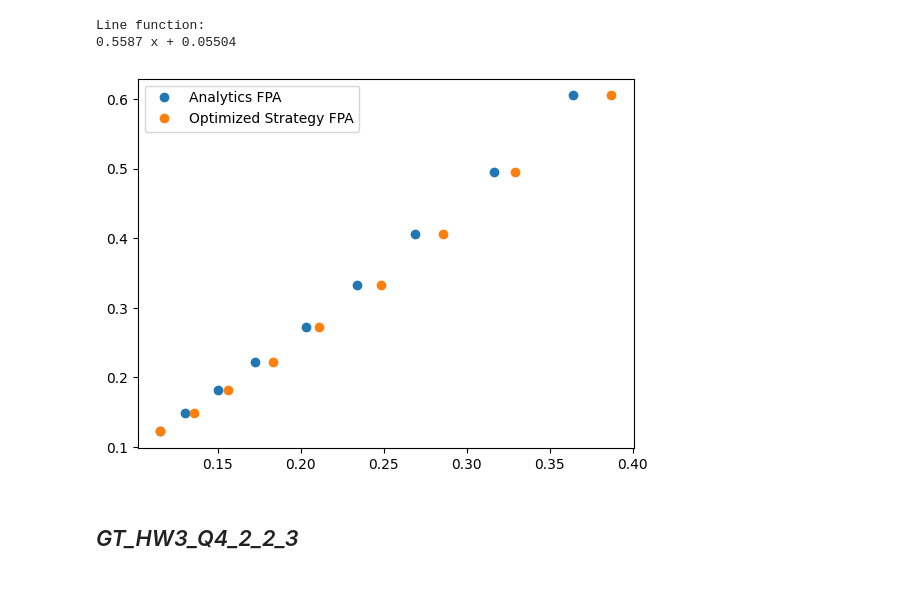
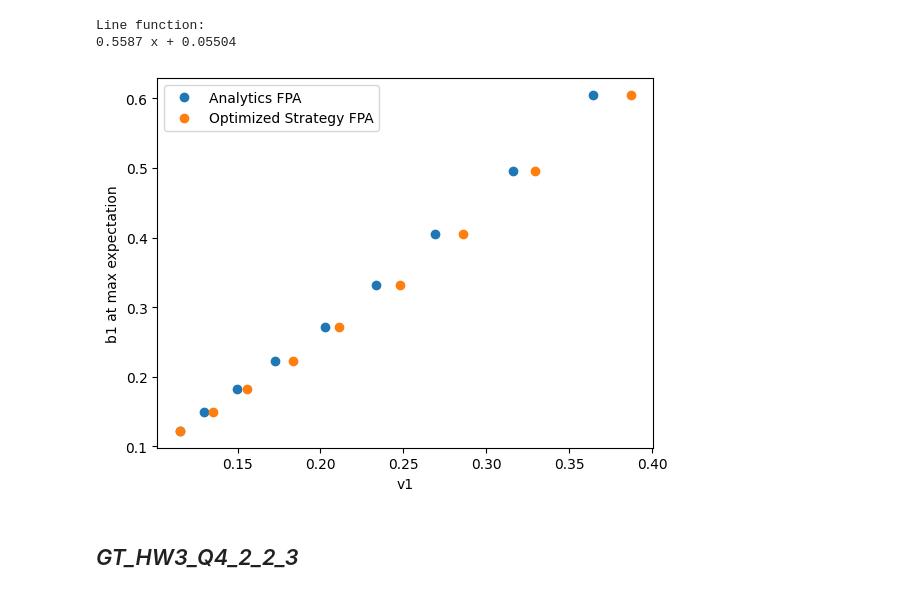
Before and after one commit to Mbigdeli2003/Game-Theory, a Jupyter notebook: GTHW3_Q4_Morteza_Bigdeli_40261662001.ipynb, the cells around one changed output. Saved outputs shown, nothing was run; the diff lists cells and outputs as text; code cells hidden in the pictures.

```diff
--- a/GTHW3_Q4_Morteza_Bigdeli_40261662001.ipynb
+++ b/GTHW3_Q4_Morteza_Bigdeli_40261662001.ipynb
@@ -543,10 +543,12 @@ Line function:
 # %%
 plt.figure()
 plt.plot(b_1,f_1,'o',label='Analytics FPA')
 plt.plot(b_2,f_2,'o',label='Optimized Strategy FPA')
+plt.xlabel('v1')
+plt.ylabel('b1 at max expectation')
 plt.legend()
 plt.show()
 # %% [output]
-[figure, old version]
+[figure, new version]
 # %% [markdown]
 ## *GT_HW3_Q4_2_2_3*
```
Also changed, not shown: parts of 2 cells of this notebook.
